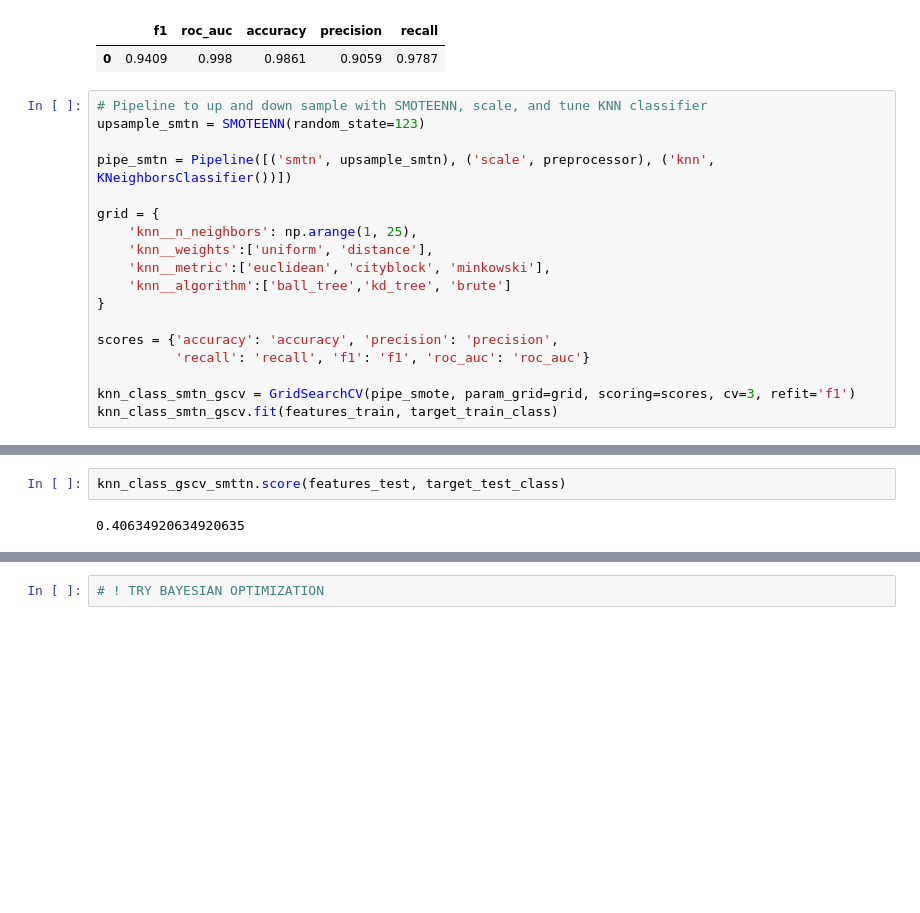
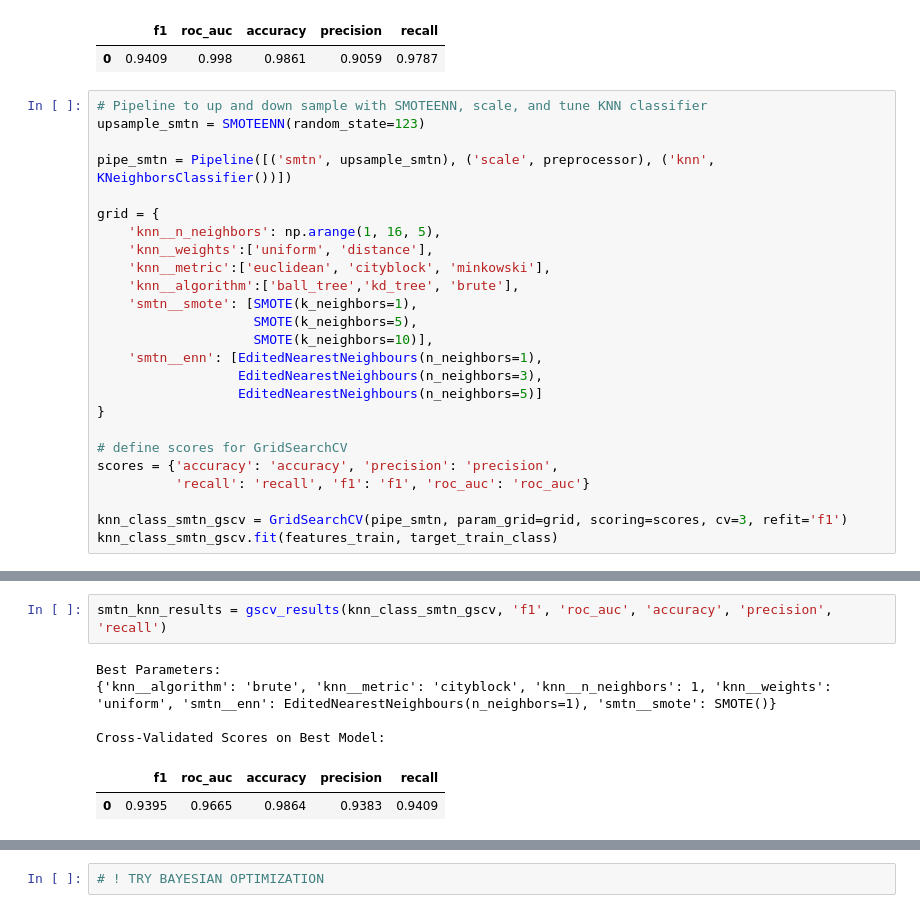
Before and after one commit to kellyshreeve/insurance, a Jupyter notebook: insurance_analysis.ipynb, the cells around one changed output, grey strips where cells are left out. Saved outputs shown, nothing was run; the diff lists cells and outputs as text; blank space fills up the shorter version.

```diff
--- a/insurance_analysis.ipynb
+++ b/insurance_analysis.ipynb
@@ -404,14 +405,21 @@ upsample_smtn = SMOTEENN(random_state=123)
 pipe_smtn = Pipeline([('smtn', upsample_smtn), ('scale', preprocessor), ('knn', KNeighborsClassifier())])
 
 grid = {
-    'knn__n_neighbors': np.arange(1, 25),
+    'knn__n_neighbors': np.arange(1, 16, 5),
     'knn__weights':['uniform', 'distance'],
     'knn__metric':['euclidean', 'cityblock', 'minkowski'],
-    'knn__algorithm':['ball_tree','kd_tree', 'brute']
+    'knn__algorithm':['ball_tree','kd_tree', 'brute'],
+    'smtn__smote': [SMOTE(k_neighbors=1),
+                    SMOTE(k_neighbors=5),
+                    SMOTE(k_neighbors=10)],
+    'smtn__enn': [EditedNearestNeighbours(n_neighbors=1),
+                  EditedNearestNeighbours(n_neighbors=3),
+                  EditedNearestNeighbours(n_neighbors=5)]
 }
 
+# define scores for GridSearchCV
 scores = {'accuracy': 'accuracy', 'precision': 'precision',
           'recall': 'recall', 'f1': 'f1', 'roc_auc': 'roc_auc'}
 
-knn_class_smtn_gscv = GridSearchCV(pipe_smote, param_grid=grid, scoring=scores, cv=3, refit='f1')
+knn_class_smtn_gscv = GridSearchCV(pipe_smtn, param_grid=grid, scoring=scores, cv=3, refit='f1')
 knn_class_smtn_gscv.fit(features_train, target_train_class)
@@ -418,4 +444,9 @@ knn_class_smtn_gscv.fit(features_train, target_train_class)
-# %%
-knn_class_gscv_smttn.score(features_test, target_test_class)
-# %% [output]
-0.40634920634920635
+# %%
+smtn_knn_results = gscv_results(knn_class_smtn_gscv, 'f1', 'roc_auc', 'accuracy', 'precision', 'recall')
+# %% [output]
+Best Parameters:
+{'knn__algorithm': 'brute', 'knn__metric': 'cityblock', 'knn__n_neighbors': 1, 'knn__weights': 'uniform', 'smtn__enn': EditedNearestNeighbours(n_neighbors=1), 'smtn__smote': SMOTE()}
+
+Cross-Validated Scores on Best Model:
+|  | f1 | roc_auc | accuracy | precision | recall |
+| 0 | 0.9395 | 0.9665 | 0.9864 | 0.9383 | 0.9409 |
```
Also changed, not shown: parts of 10 cells of this notebook.
